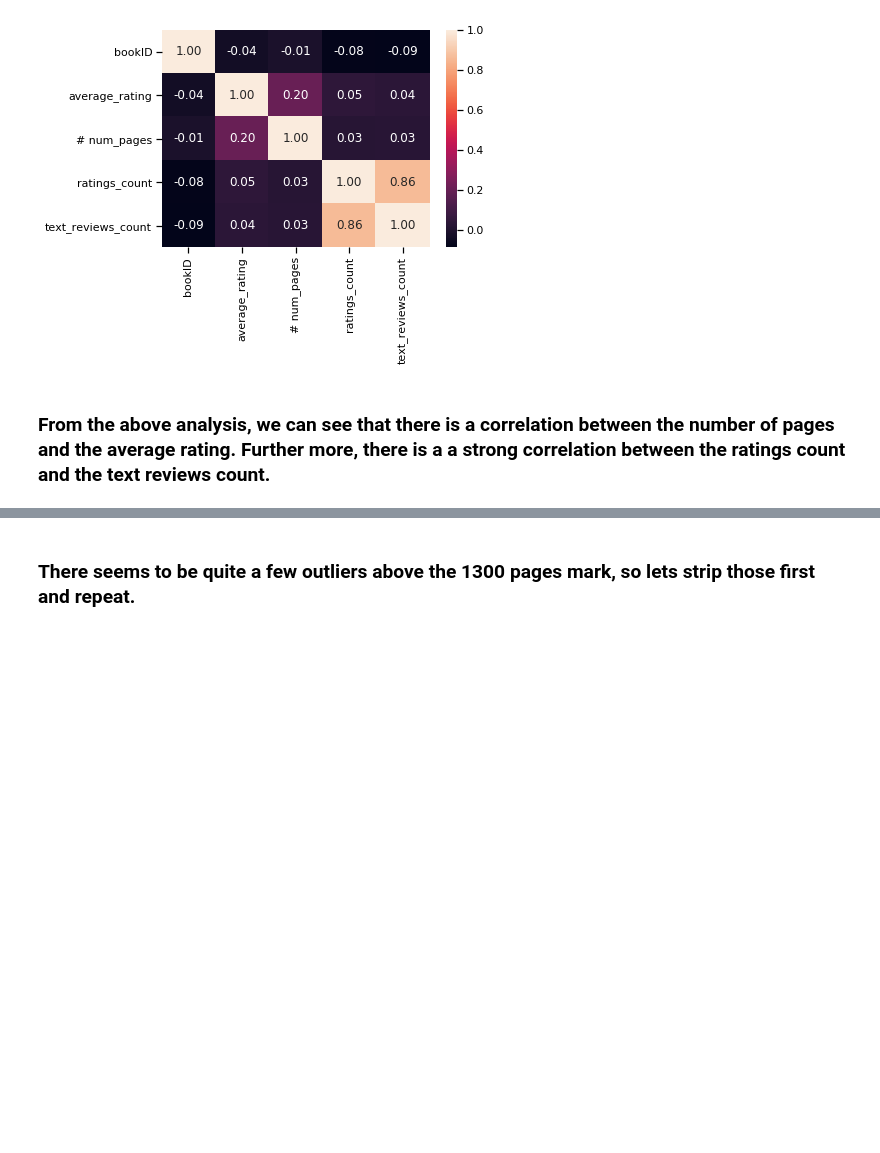
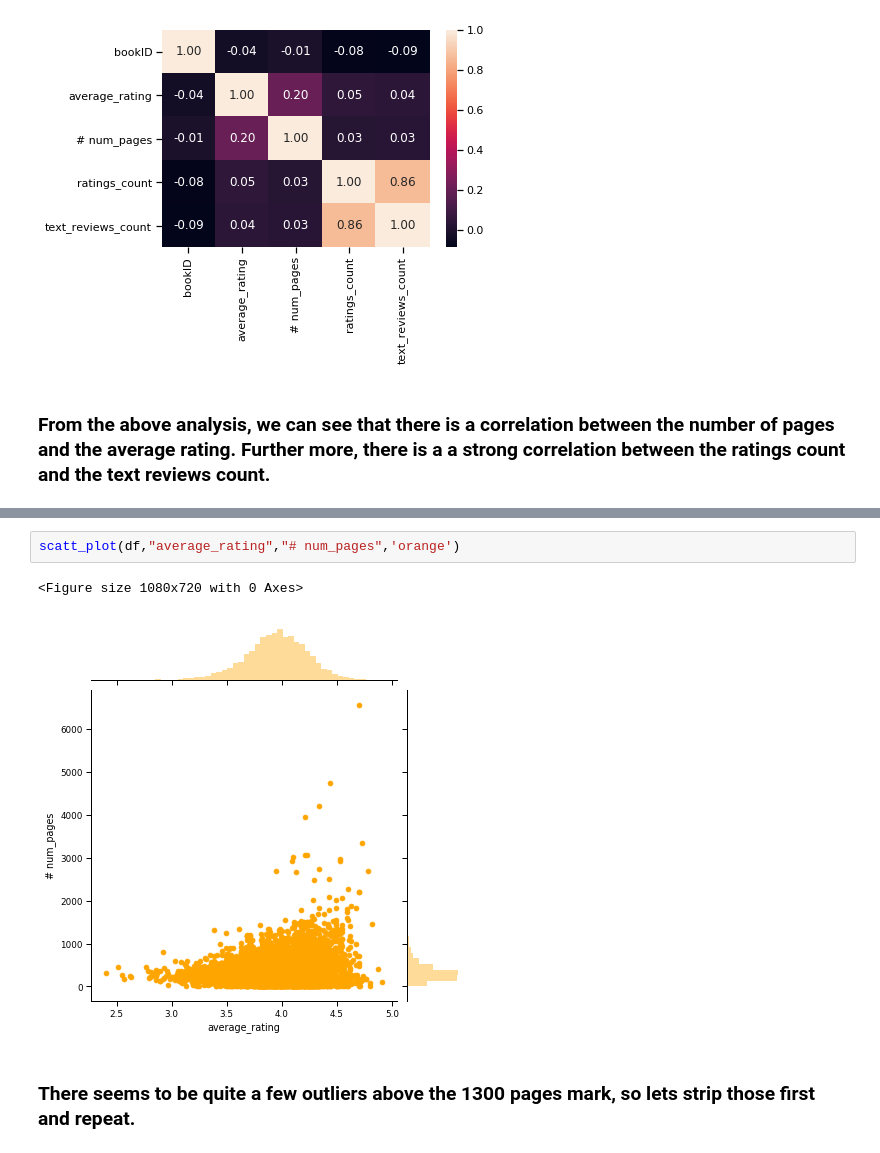
Before and after one commit to Shelabd-zz/GoodReadsDataAnalysis, a Jupyter notebook: GoodReadsAnalysis.ipynb, the cells around one changed output, grey strips where cells are left out. Saved outputs shown, nothing was run; the diff lists cells and outputs as text; blank space fills up the shorter version.

```diff
--- a/GoodReadsAnalysis.ipynb
+++ b/GoodReadsAnalysis.ipynb
@@ -224,3 +239,8 @@ ax.set_axis_labels("Average Rating", "Number of Pages")
+# %%
+scatt_plot(df,"average_rating","# num_pages",'orange')
+# %% [output]
+<Figure size 1080x720 with 0 Axes>
+[figure, added]
 # %% [markdown]
 ### There seems to be quite a few outliers above the 1300 pages mark, so lets strip those first and repeat.
 # %%
```
Also changed, not shown: parts of 35 cells of this notebook.
